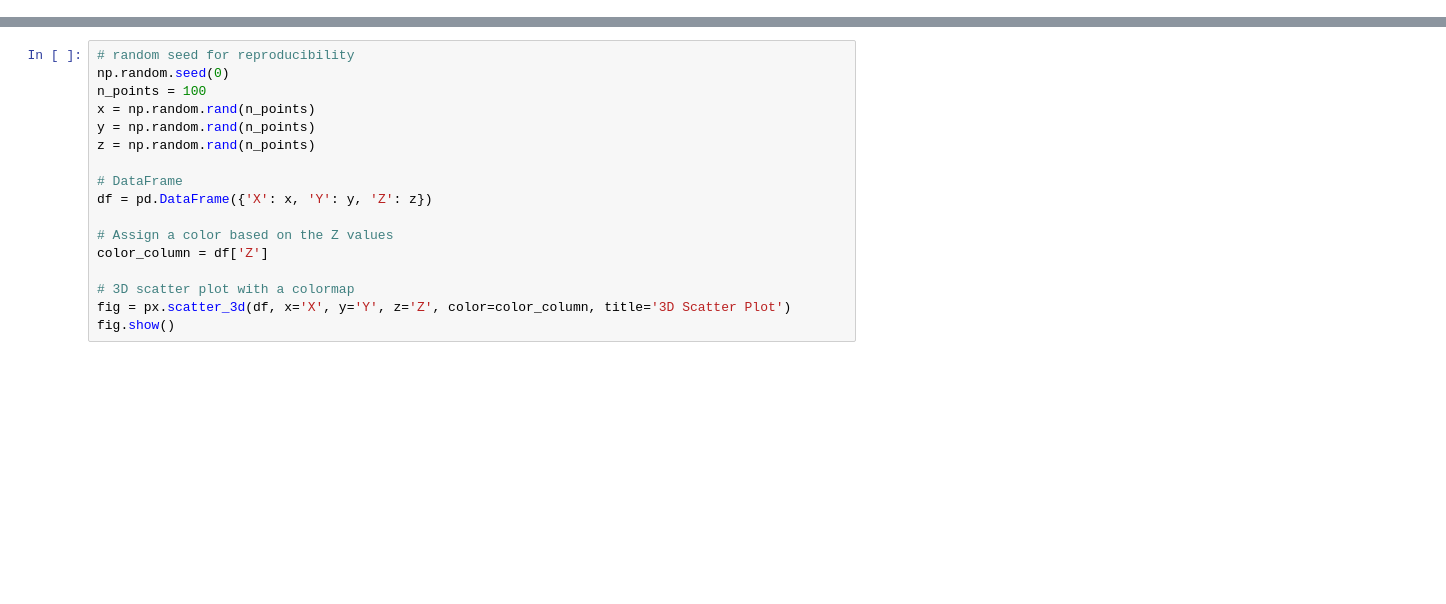
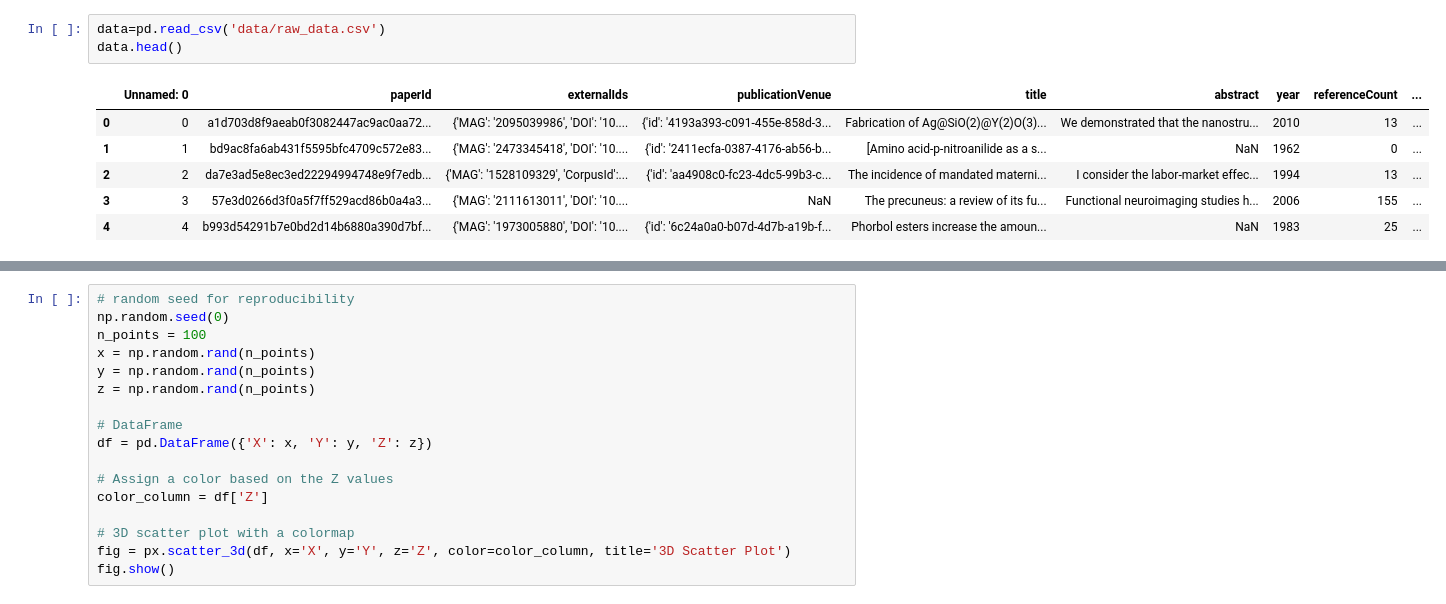
Before and after one commit to KutlualpTazefidan/convergence_oracle, a Jupyter notebook: Playground_SB/EDA.ipynb, the cells around one changed output, grey strips where cells are left out. Cells and saved outputs as stored; diff of their text form; blank space fills up the shorter version.

```diff
--- a/Playground_SB/EDA.ipynb
+++ b/Playground_SB/EDA.ipynb
@@ -15,0 +21,10 @@ from nltk.corpus import stopwords
+# %%
+data=pd.read_csv('data/raw_data.csv')
+data.head()
+# %% [output]
+|  | Unnamed: 0 | paperId | externalIds | publicationVenue | title | abstract | year | referenceCount | ... |
+| 0 | 0 | a1d703d8f9aeab0f3082447ac9ac0aa72... | {'MAG': '2095039986', 'DOI': '10.... | {'id': '4193a393-c091-455e-858d-3... | Fabrication of Ag@SiO(2)@Y(2)O(3)... | We demonstrated that the nanostru... | 2010 | 13 | ... |
+| 1 | 1 | bd9ac8fa6ab431f5595bfc4709c572e83... | {'MAG': '2473345418', 'DOI': '10.... | {'id': '2411ecfa-0387-4176-ab56-b... | [Amino acid-p-nitroanilide as a s... | NaN | 1962 | 0 | ... |
+| 2 | 2 | da7e3ad5e8ec3ed22294994748e9f7edb... | {'MAG': '1528109329', 'CorpusId':... | {'id': 'aa4908c0-fc23-4dc5-99b3-c... | The incidence of mandated materni... | I consider the labor-market effec... | 1994 | 13 | ... |
+| 3 | 3 | 57e3d0266d3f0a5f7ff529acd86b0a4a3... | {'MAG': '2111613011', 'DOI': '10.... | NaN | The precuneus: a review of its fu... | Functional neuroimaging studies h... | 2006 | 155 | ... |
+| 4 | 4 | b993d54291b7e0bd2d14b6880a390d7bf... | {'MAG': '1973005880', 'DOI': '10.... | {'id': '6c24a0a0-b07d-4d7b-a19b-f... | Phorbol esters increase the amoun... | NaN | 1983 | 25 | ... |
```
Also changed, not shown: parts of 18 cells of this notebook, 4 other files.
